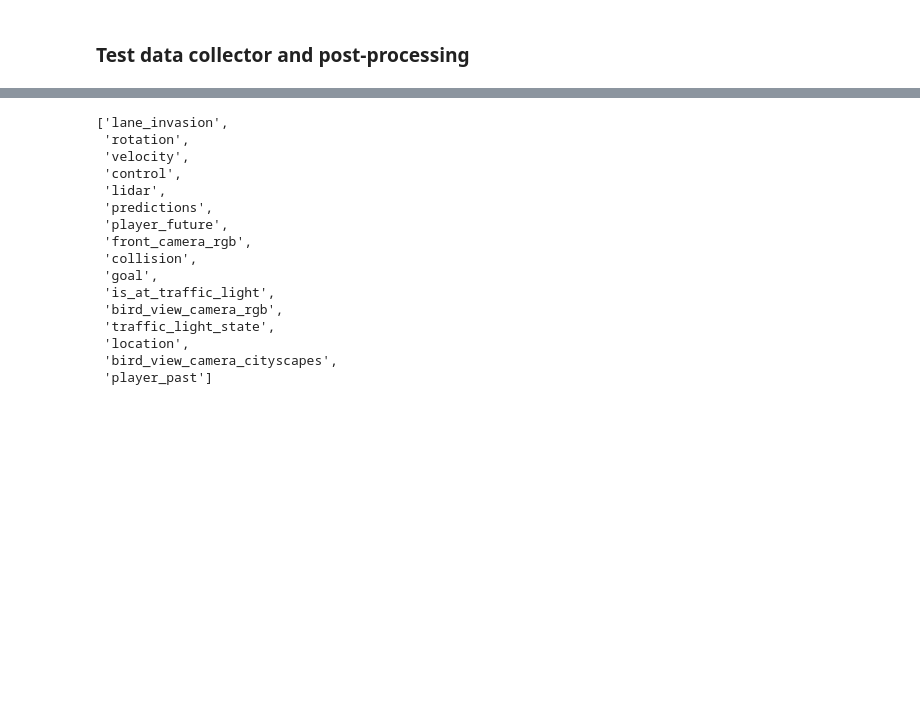
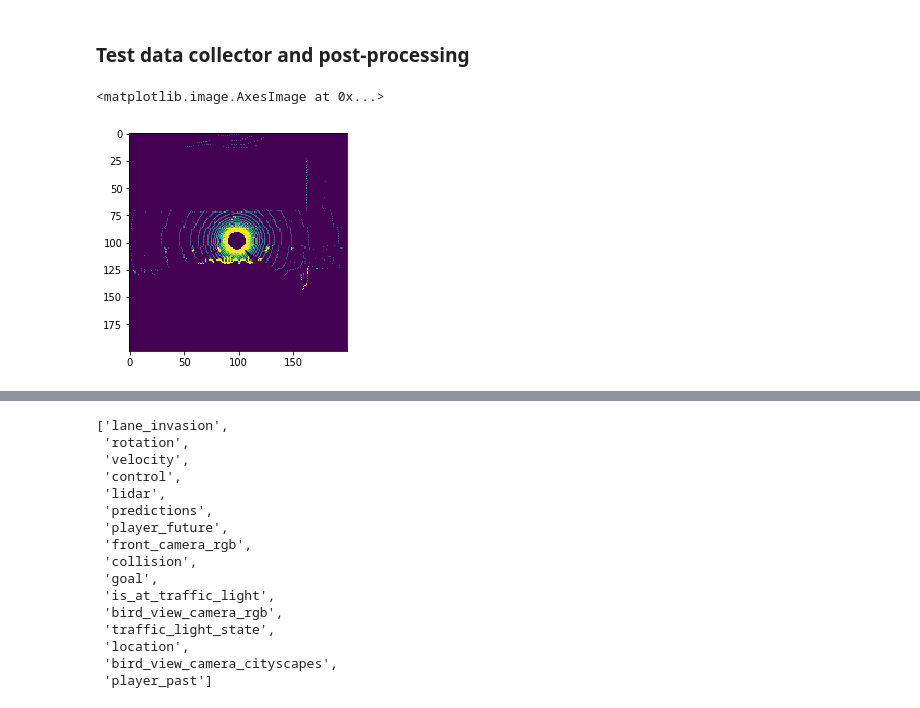
Before and after one commit to weirayao/oatomobile, a Jupyter notebook: oatomobile.ipynb, the cells around one changed output, grey strips where cells are left out. Drawn from its saved outputs; the diff is of its cells as text; code cells hidden in the pictures; blank space fills up the shorter version.

```diff
--- a/oatomobile.ipynb
+++ b/oatomobile.ipynb
@@ -107 +109,8 @@ data = CARLADataset("raw")
+# %%
+datum = np.load("/data/datasets/carla/data_oatomobile/396daf0453e24aeb98483e71484d7884/04ceafb674bf4058a8cd23615de8c7a1.npz")
+# %%
+plt.imshow(datum["lidar"][:,:,1])
+# %% [output]
+<matplotlib.image.AxesImage at 0x...>
+[figure, added]
 # %%
```
Also changed, not shown: parts of 6 cells of this notebook, 1 other file.
